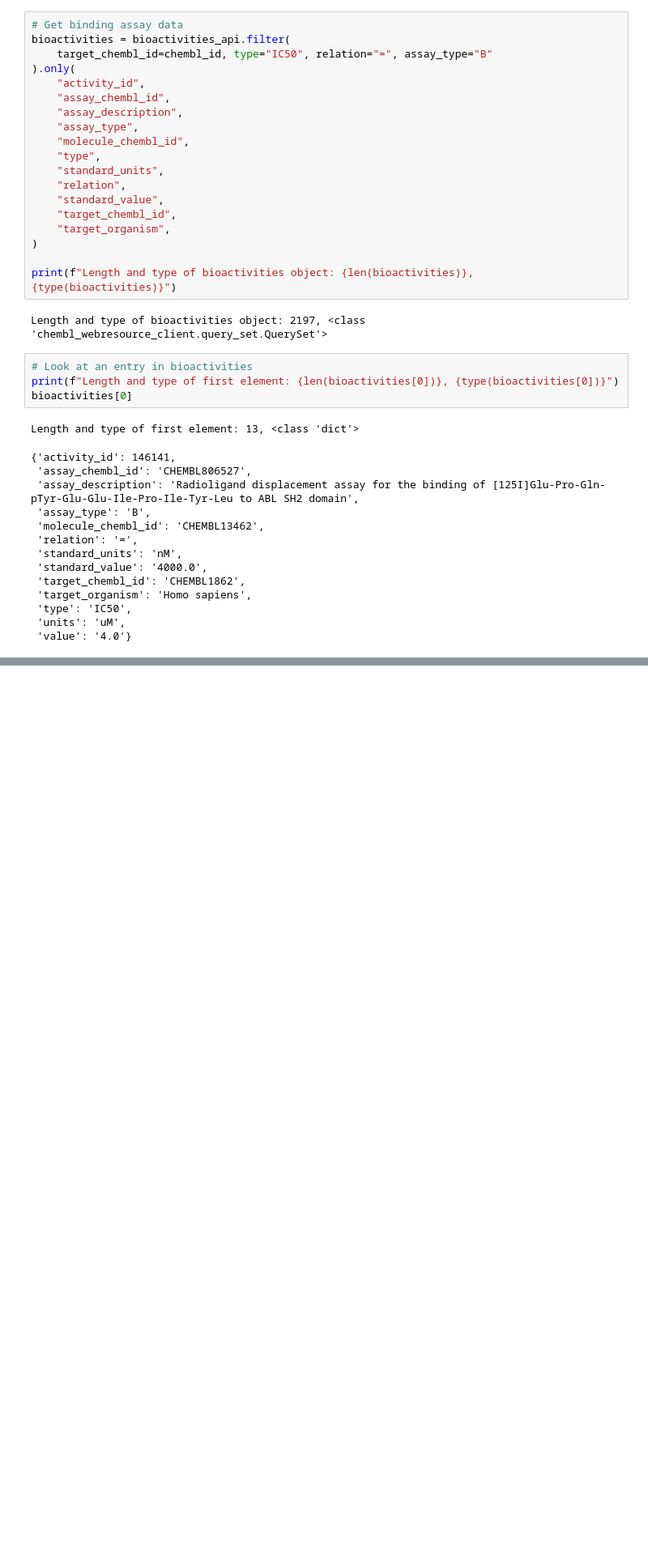
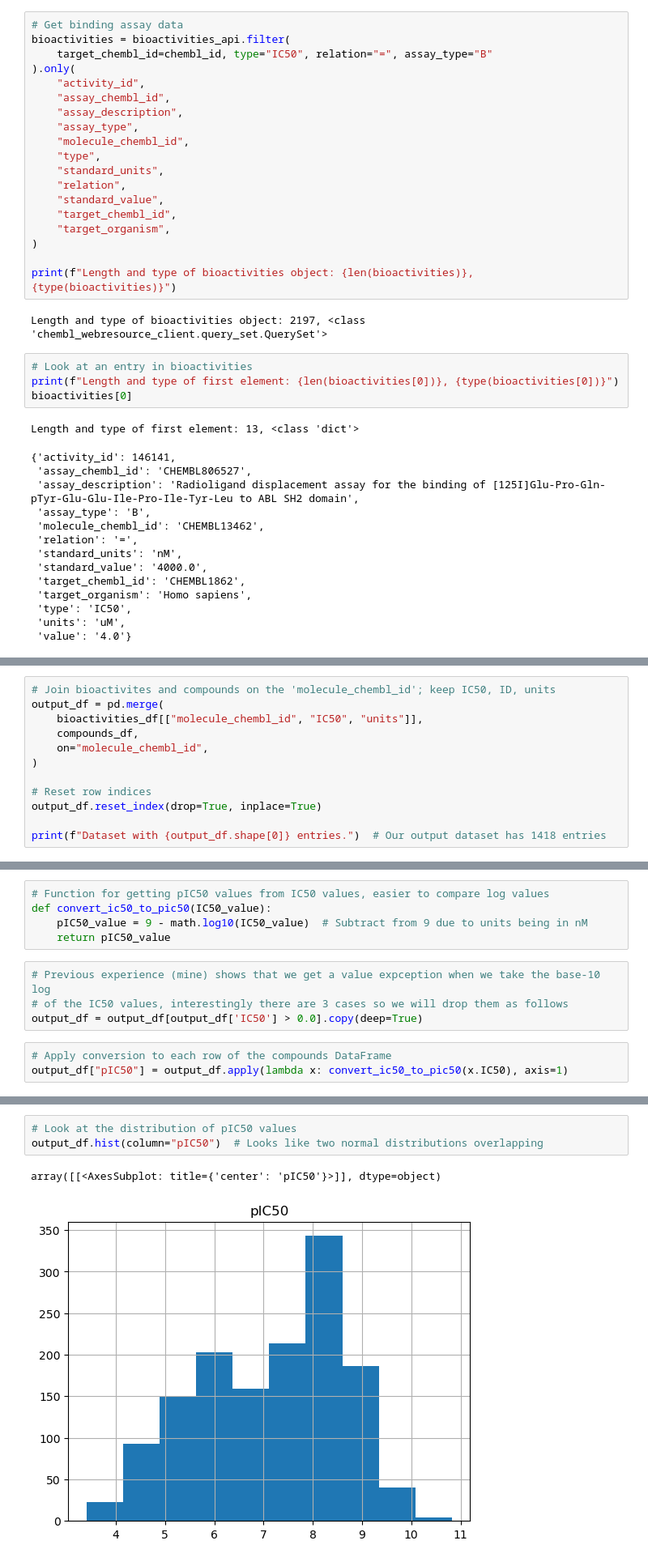
Before and after one commit to toddjm/projects, a Jupyter notebook: accendero/Data_Acquisition_ChEMBL.ipynb, the cells around one changed output, grey strips where cells are left out. Shown at 81% size. Drawn from its saved outputs; the diff is of its cells as text; blank space fills up the shorter version.

```diff
--- a/accendero/Data_Acquisition_ChEMBL.ipynb
+++ b/accendero/Data_Acquisition_ChEMBL.ipynb
@@ -122,0 +210,12 @@ KeyError: 'units'
+# %%
+# Join bioactivites and compounds on the 'molecule_chembl_id'; keep IC50, ID, units
+output_df = pd.merge(
+    bioactivities_df[["molecule_chembl_id", "IC50", "units"]],
+    compounds_df,
+    on="molecule_chembl_id",
+)
+
+# Reset row indices
+output_df.reset_index(drop=True, inplace=True)
+
+print(f"Dataset with {output_df.shape[0]} entries.")  # Our output dataset has 1418 entries
@@ -122,0 +245,12 @@ KeyError: 'units'
+# %%
+# Function for getting pIC50 values from IC50 values, easier to compare log values
+def convert_ic50_to_pic50(IC50_value):
+    pIC50_value = 9 - math.log10(IC50_value)  # Subtract from 9 due to units being in nM
+    return pIC50_value
+# %%
+# Previous experience (mine) shows that we get a value expception when we take the base-10 log
+# of the IC50 values, interestingly there are 3 cases so we will drop them as follows
+output_df = output_df[output_df['IC50'] > 0.0].copy(deep=True)
+# %%
+# Apply conversion to each row of the compounds DataFrame
+output_df["pIC50"] = output_df.apply(lambda x: convert_ic50_to_pic50(x.IC50), axis=1)
@@ -122,0 +267,6 @@ KeyError: 'units'
+# %%
+# Look at the distribution of pIC50 values
+output_df.hist(column="pIC50")  # Looks like two normal distributions overlapping
+# %% [output]
+array([[<AxesSubplot: title={'center': 'pIC50'}>]], dtype=object)
+[figure, added]
```
Also changed, not shown: parts of 26 cells of this notebook.
